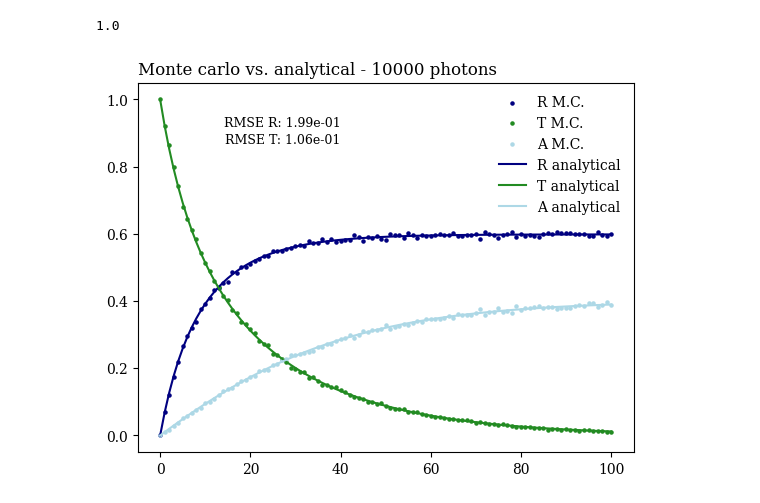
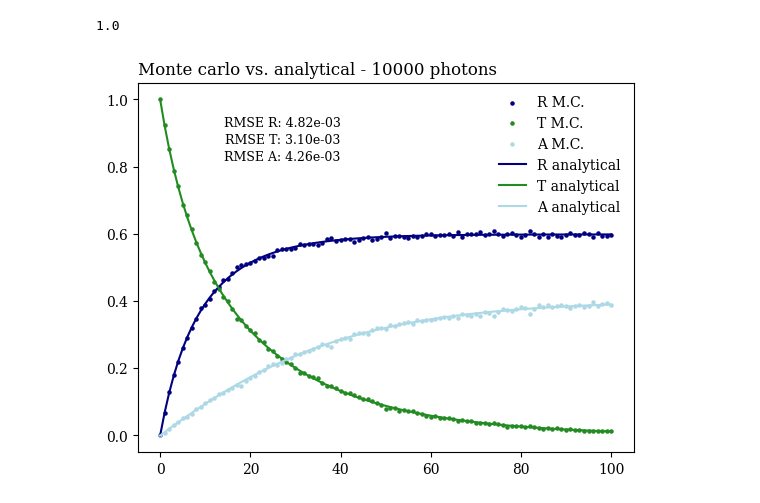
Before and after one commit to Mte2112/ATOC5235, a Jupyter notebook: final_project/montecarlo_2stream.ipynb, the cells around one changed output. Drawn from its saved outputs; the diff is of its cells as text; code cells hidden in the pictures.

Commit message:
rmse addition

```diff
--- a/final_project/montecarlo_2stream.ipynb
+++ b/final_project/montecarlo_2stream.ipynb
@@ -210,22 +210,24 @@ for tau_max in np.arange(0, 101, 1):
 # %%
 # get % scattered vs. transmitted
 R_array, T_array, A_array = count_RTA(tau_array, int(num_sims))
 
 # get rmse from analytical
-rmse_R = root_mean_squared_error(R_theory, R_array)
-rmse_T = root_mean_squared_error(T_theory, T_array)
+rmse_R = root_mean_squared_error(R_analytical, R_array)
+rmse_T = root_mean_squared_error(T_analytical, T_array)
+rmse_A = root_mean_squared_error(A_analytical, A_array)
 
 plt.scatter(optical_depths, R_array, label="R M.C.", s=5, color="navy")
 plt.scatter(optical_depths, T_array, label="T M.C.", s=5, color="forestgreen")
 plt.scatter(optical_depths, A_array, label="A M.C.", s=5, color="lightblue")
 plt.plot(optical_depths, R_analytical, label="R analytical", color="navy")
 plt.plot(optical_depths, T_analytical, label="T analytical", color="forestgreen")
 plt.plot(optical_depths, A_analytical, label="A analytical", color="lightblue")
 plt.title(f"Monte carlo vs. analytical - {int(num_sims)} photons", loc="left")
 plt.legend(frameon=False)
 
 plt.text(40, 0.95, f'RMSE R: {"{:.2e}".format(rmse_R)}', fontsize=9, ha='right', va='top')
 plt.text(40, 0.9, f'RMSE T: {"{:.2e}".format(rmse_T)}', fontsize=9, ha='right', va='top')
+plt.text(40, 0.85, f'RMSE A: {"{:.2e}".format(rmse_A)}', fontsize=9, ha='right', va='top')
 plt.show()
 # %% [output]
-[figure, old version]
+[figure, new version]
```
